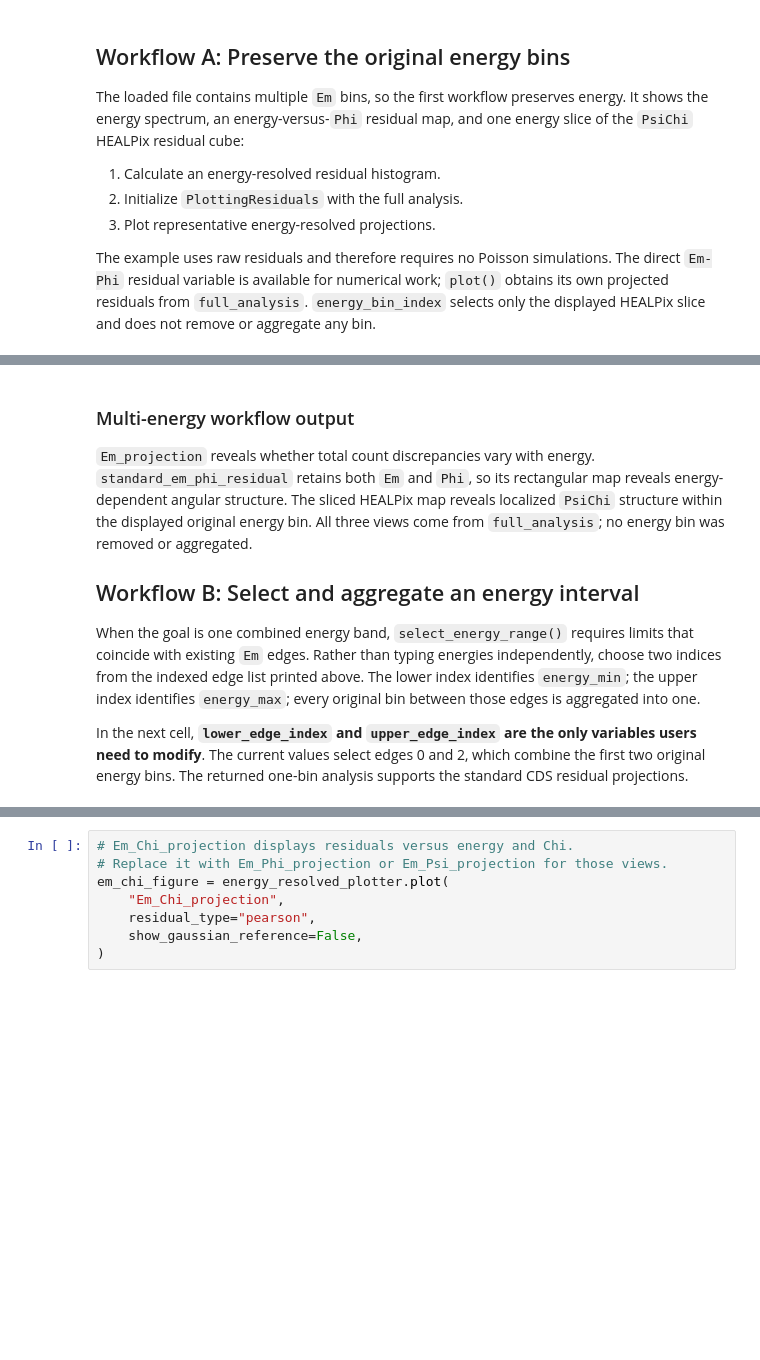
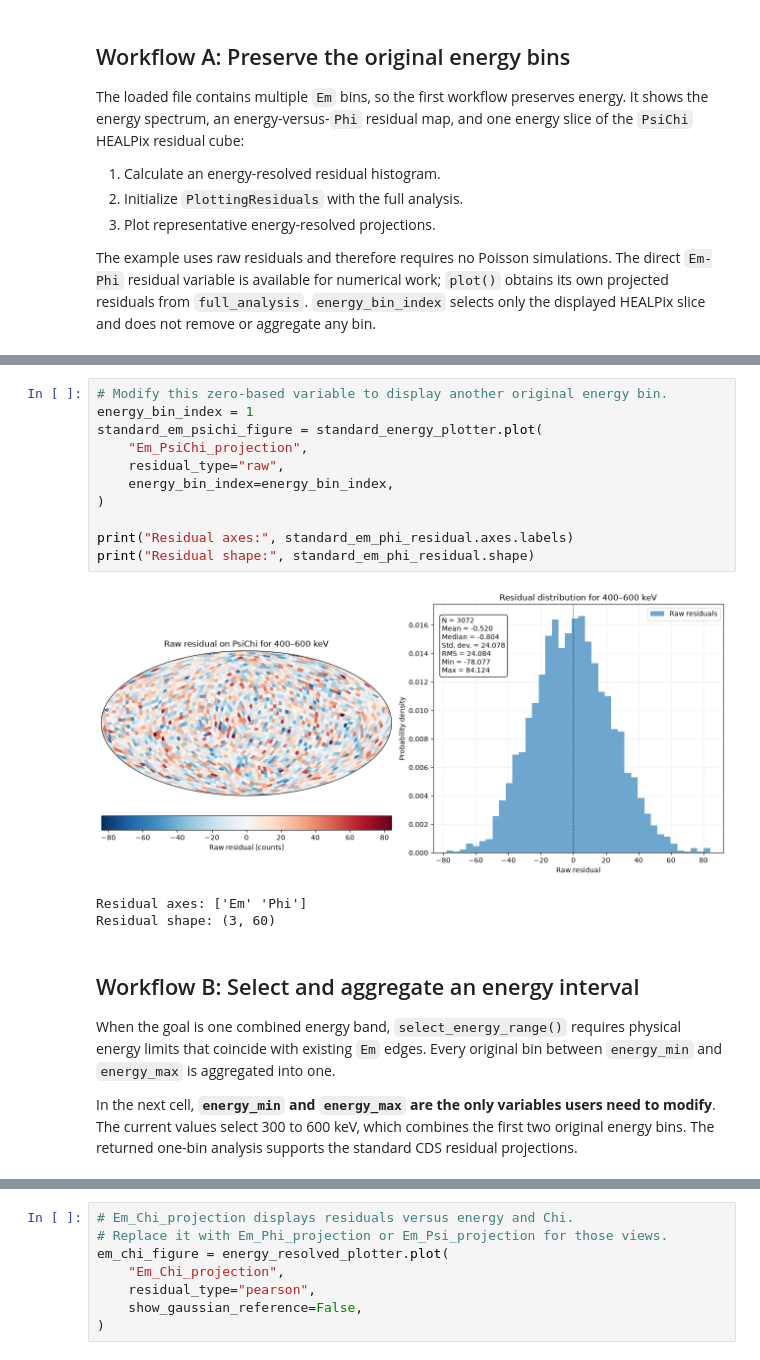
Before and after one commit to mquezada13/data-challenge-3-4-exploration, a Jupyter notebook: workflow/notebooks/09_multiple_energy_bins_residuals.ipynb, the cells around one changed output, grey strips where cells are left out. Drawn from its saved outputs; the diff is of its cells as text; blank space fills up the shorter version.

```diff
--- a/workflow/notebooks/09_multiple_energy_bins_residuals.ipynb
+++ b/workflow/notebooks/09_multiple_energy_bins_residuals.ipynb
@@ -232,12 +194,23 @@ Residual shape: (3, 60)
+# %%
+# Modify this zero-based variable to display another original energy bin.
+energy_bin_index = 1
+standard_em_psichi_figure = standard_energy_plotter.plot(
+    "Em_PsiChi_projection",
+    residual_type="raw",
+    energy_bin_index=energy_bin_index,
+)
+
+print("Residual axes:", standard_em_phi_residual.axes.labels)
+print("Residual shape:", standard_em_phi_residual.shape)
+# %% [output]
+[figure, added]
+Residual axes: ['Em' 'Phi']
+Residual shape: (3, 60)
 # %% [markdown]
-### Multi-energy workflow output
-
-`Em_projection` reveals whether total count discrepancies vary with energy. `standard_em_phi_residual` retains both `Em` and `Phi`, so its rectangular map reveals energy-dependent angular structure. The sliced HEALPix map reveals localized `PsiChi` structure within the displayed original energy bin. All three views come from `full_analysis`; no energy bin was removed or aggregated.
-
 <a id="energy-range-selection"></a>
 
 ## Workflow B: Select and aggregate an energy interval
 
-When the goal is one combined energy band, `select_energy_range()` requires limits that coincide with existing `Em` edges. Rather than typing energies independently, choose two indices from the indexed edge list printed above. The lower index identifies `energy_min`; the upper index identifies `energy_max`; every original bin between those edges is aggregated into one.
+When the goal is one combined energy band, `select_energy_range()` requires physical energy limits that coincide with existing `Em` edges. Every original bin between `energy_min` and `energy_max` is aggregated into one.
 
-In the next cell, **`lower_edge_index` and `upper_edge_index` are the only variables users need to modify**. The current values select edges 0 and 2, which combine the first two original energy bins. The returned one-bin analysis supports the standard CDS residual projections.
+In the next cell, **`energy_min` and `energy_max` are the only variables users need to modify**. The current values select 300 to 600 keV, which combines the first two original energy bins. The returned one-bin analysis supports the standard CDS residual projections.
```
Also changed, not shown: parts of 42 cells of this notebook, 11 other files.
